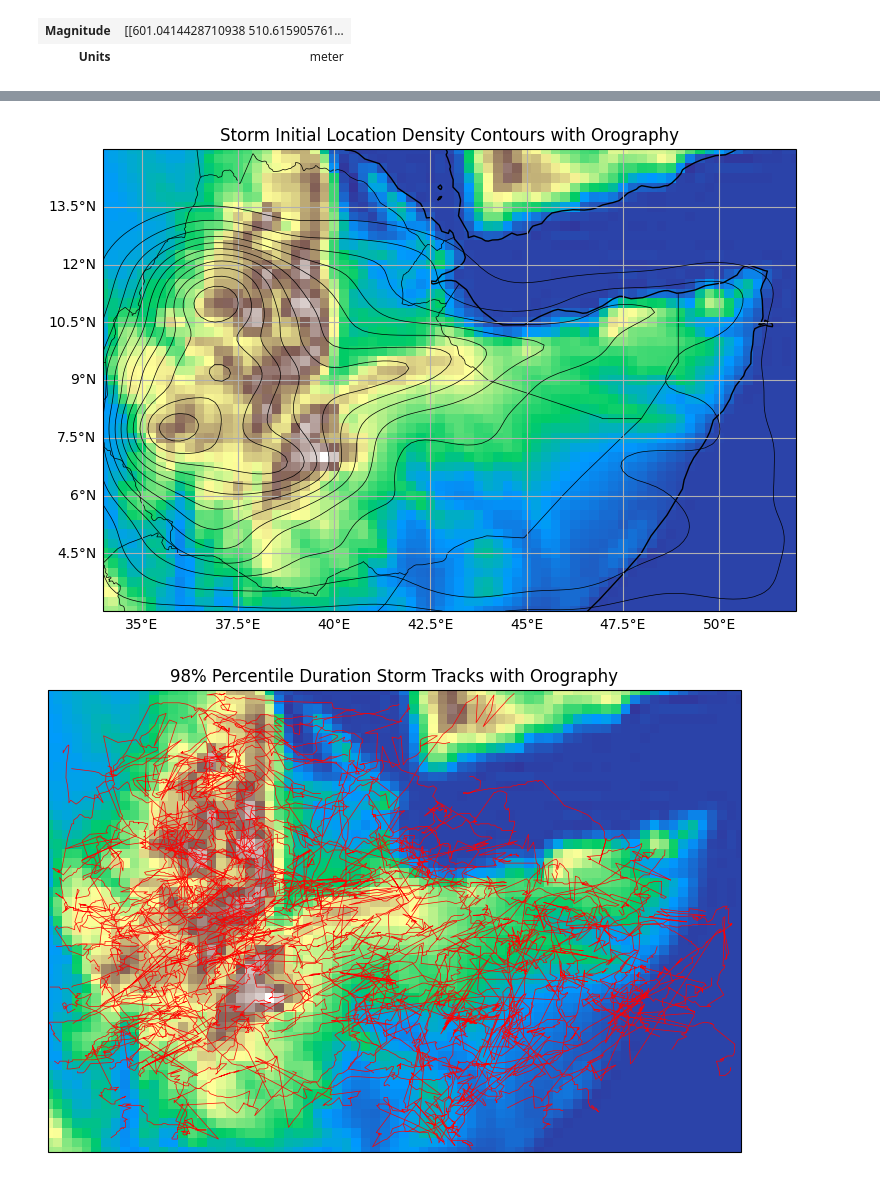
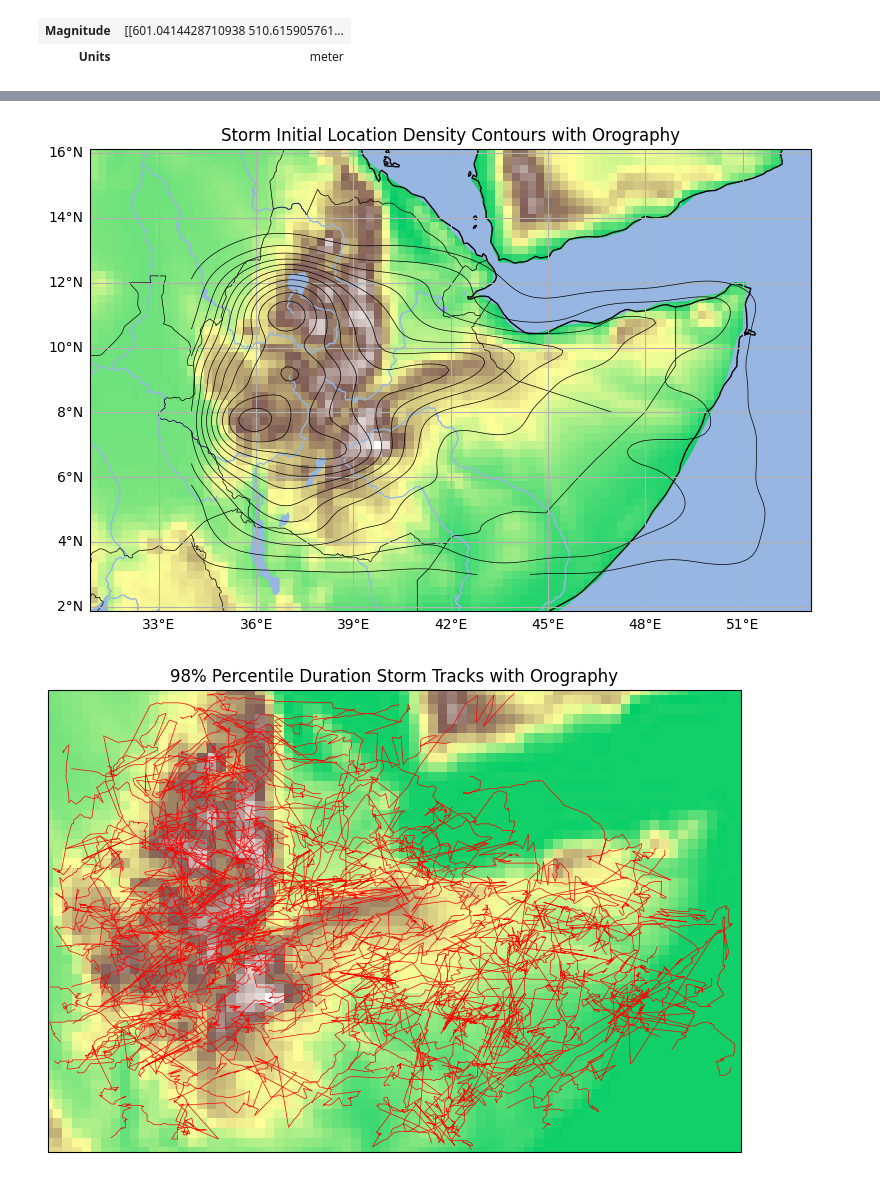
Before and after one commit to seangtkelley/uor-msc-dissertation-xai-african-storms, a Jupyter notebook: src/explore.ipynb, the cells around one changed output, grey strips where cells are left out. Saved outputs shown, nothing was run; the diff lists cells and outputs as text; code cells hidden in the pictures.

Commit message:
terrain cmap to start at green; add oceans, river, and lakes to maps

```diff
--- a/src/explore.ipynb
+++ b/src/explore.ipynb
@@ -109,7 +109,7 @@ geop_vals = geop["geop"].values.squeeze()
 
 # source: https://unidata.github.io/MetPy/latest/api/generated/metpy.calc.geopotential_to_height.html#metpy.calc.geopotential_to_height
 geopot = units.Quantity(geop_vals, "m^2/s^2")
-height = metpy.calc.geopotential_to_height(geopot)
+height = geopotential_to_height(geopot)
 height
 # %% [output]
 | Magnitude | [[601.0414428710938 510.615905761... |
@@ -168,14 +181,25 @@ plt.show()
 fig, ax = plt.subplots(
     figsize=(10, 6), subplot_kw={"projection": ccrs.PlateCarree()}
 )
-ax.set_extent(config.STORM_DATA_EXTENT, crs=ccrs.PlateCarree())
+# ax.set_extent(config.STORM_DATA_EXTENT, crs=ccrs.PlateCarree())
 terrain = ax.pcolormesh(
     geop["longitude"],
     geop["latitude"],
     height,
-    cmap="terrain",
+    cmap=config.TERRAIN_CMAP,
     transform=ccrs.PlateCarree(),
 )
+ax.add_feature(
+    cf.NaturalEarthFeature(
+        "physical",
+        "ocean",
+        scale="110m",
+        edgecolor="none",
+        facecolor=cf.COLORS["water"],
+    )
+)
+ax.add_feature(cf.LAKES, color=cf.COLORS["water"])
+ax.add_feature(cf.RIVERS, color=cf.COLORS["water"])
 ax.set_title("Storm Initial Location Density Contours with Orography")
 # plot storm initial locations
 plotting.plot_kde_map(
@@ -184,42 +208,42 @@ plotting.plot_kde_map(
 plt.savefig(config.FIGURES_DIR / "orography_storm_init_locations.png")
 plt.show()
 # %% [output]
-[figure, old version]
+[figure, new version]
 # %%
 # plot storm tracks as lines on the orography map
 fig, ax = plt.subplots(
     figsize=(10, 6), subplot_kw={"projection": ccrs.PlateCarree()}
 )
 ax.set_extent(config.STORM_DATA_EXTENT, crs=ccrs.PlateCarree())
 terrain = ax.pcolormesh(
     geop["longitude"],
     geop["latitude"],
     height,
-    cmap="terrain",
+    cmap=config.TERRAIN_CMAP,
     transform=ccrs.PlateCarree(),
 )
 ax.set_title("98% Percentile Duration Storm Tracks with Orography")
 
 # plot storm tracks
 # storm_ids = np.array(list(storm_groups.groups.keys()))
 # storm_ids_sampled = np.random.choice(
 #     storm_ids, size=int(0.1 * len(storm_ids)), replace=False
 # )
 # sampled_df = df[df["Storm"].isin(storm_ids_sampled)]
 life_p95 = df["duration_hr"].quantile(0.98)
 sampled_df = df[df["duration_hr"] >= life_p95].copy()
 for storm, group in sampled_df.groupby("Storm"):
     ax.plot(
         group["Lon"],
         group["Lat"],
         color="red",
         linewidth=0.5,
         transform=ccrs.PlateCarree(),
     )
 plt.savefig(config.FIGURES_DIR / "orography_storm_tracks_p98_duration.png")
 plt.show()
 # %% [output]
-[figure, old version]
+[figure, new version]
 # %%
 # plot storm tracks as lines on the orography map
 fig, ax = plt.subplots(
```
Also changed, not shown: parts of 3 cells of this notebook, 5 other files.
